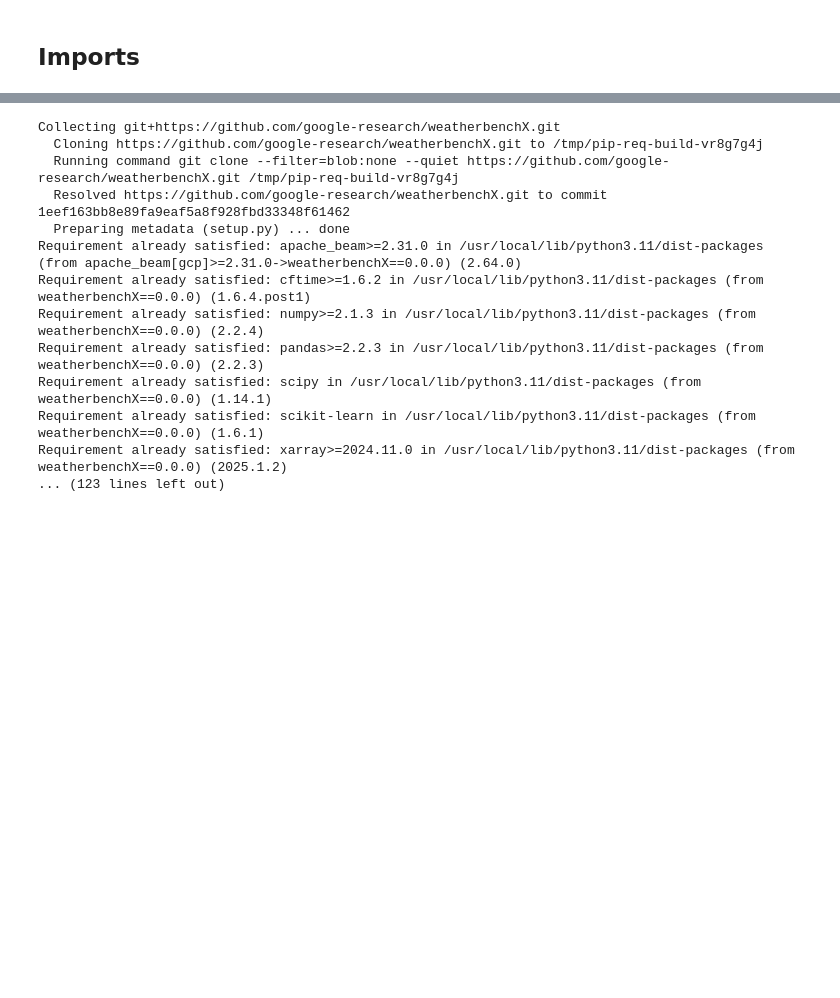
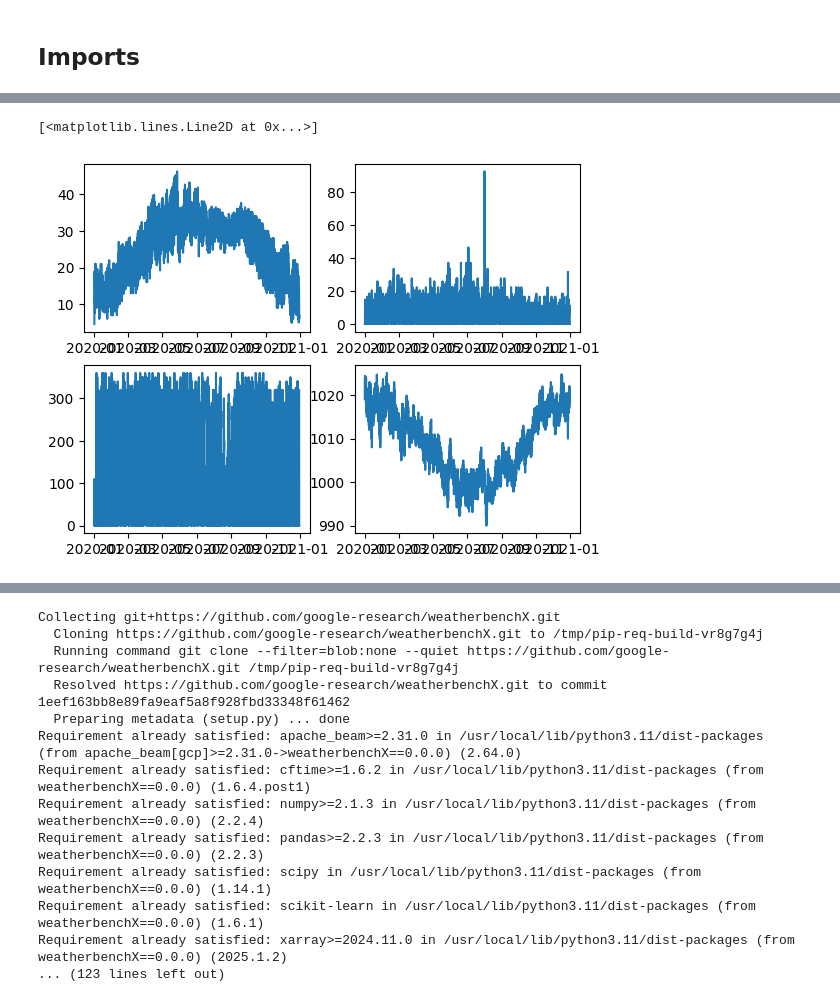
Before and after one commit to amangupta2/ai_weather, a Jupyter notebook: docs/source/wbx_quickstart.ipynb, the cells around one changed output, grey strips where cells are left out. Saved outputs shown, nothing was run; the diff lists cells and outputs as text; code cells hidden in the pictures; blank space fills up the shorter version.

```diff
--- a/docs/source/wbx_quickstart.ipynb
+++ b/docs/source/wbx_quickstart.ipynb
@@ -13,0 +33,15 @@ This notebook goes through the basic components of WeatherBench-X.
+# %%
+# List of indian radars: Is this exhaustive? https://mausam.imd.gov.in/imd_latest/contents/index_radar.php
+
+start = datetime(2020,1,1)
+end   = datetime(2020,12,31)
+
+# Bhadla solar park
+#bhadla = Point(27.5175957,71.9278131)
+delhi  = Point(28.6439835,76.9280785)
+bhuj   = Point(23.2420,69.6669)
+sriharikota = Point(13.7178, 80.2000)
+agartala = Point(23.8315, 91.2868)
+
+data=Hourly(delhi,start,end)
+data=data.fetch()
@@ -13,0 +50,15 @@ This notebook goes through the basic components of WeatherBench-X.
+# %%
+plt.subplot(221)
+plt.plot(data['temp'])
+
+plt.subplot(222)
+plt.plot(data['wspd'])
+
+plt.subplot(223)
+plt.plot(data['wdir'])
+
+plt.subplot(224)
+plt.plot(data['pres'])
+# %% [output]
+[<matplotlib.lines.Line2D at 0x...>]
+[figure, added]
```
Also changed, not shown: parts of 4 cells of this notebook.
